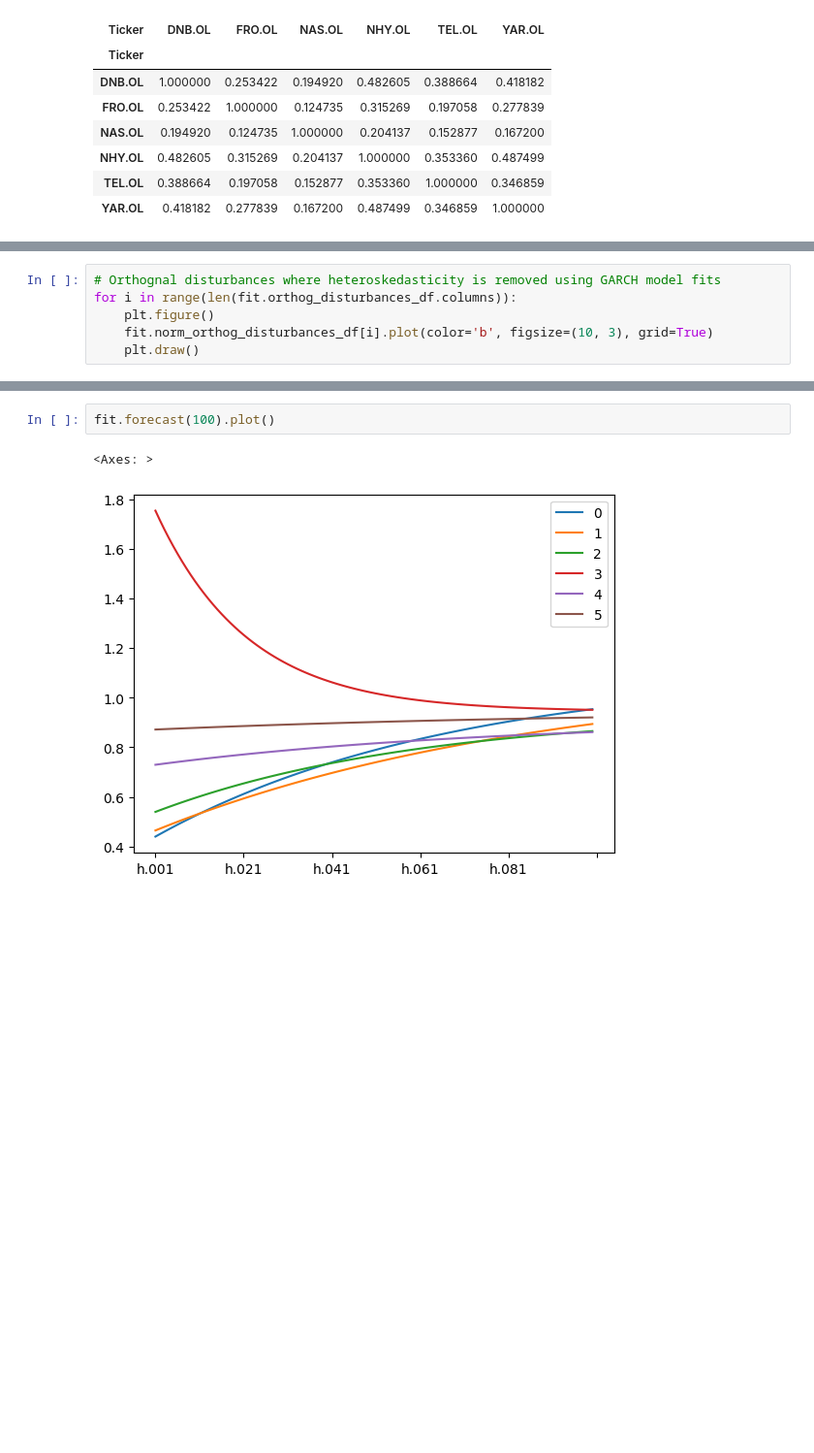
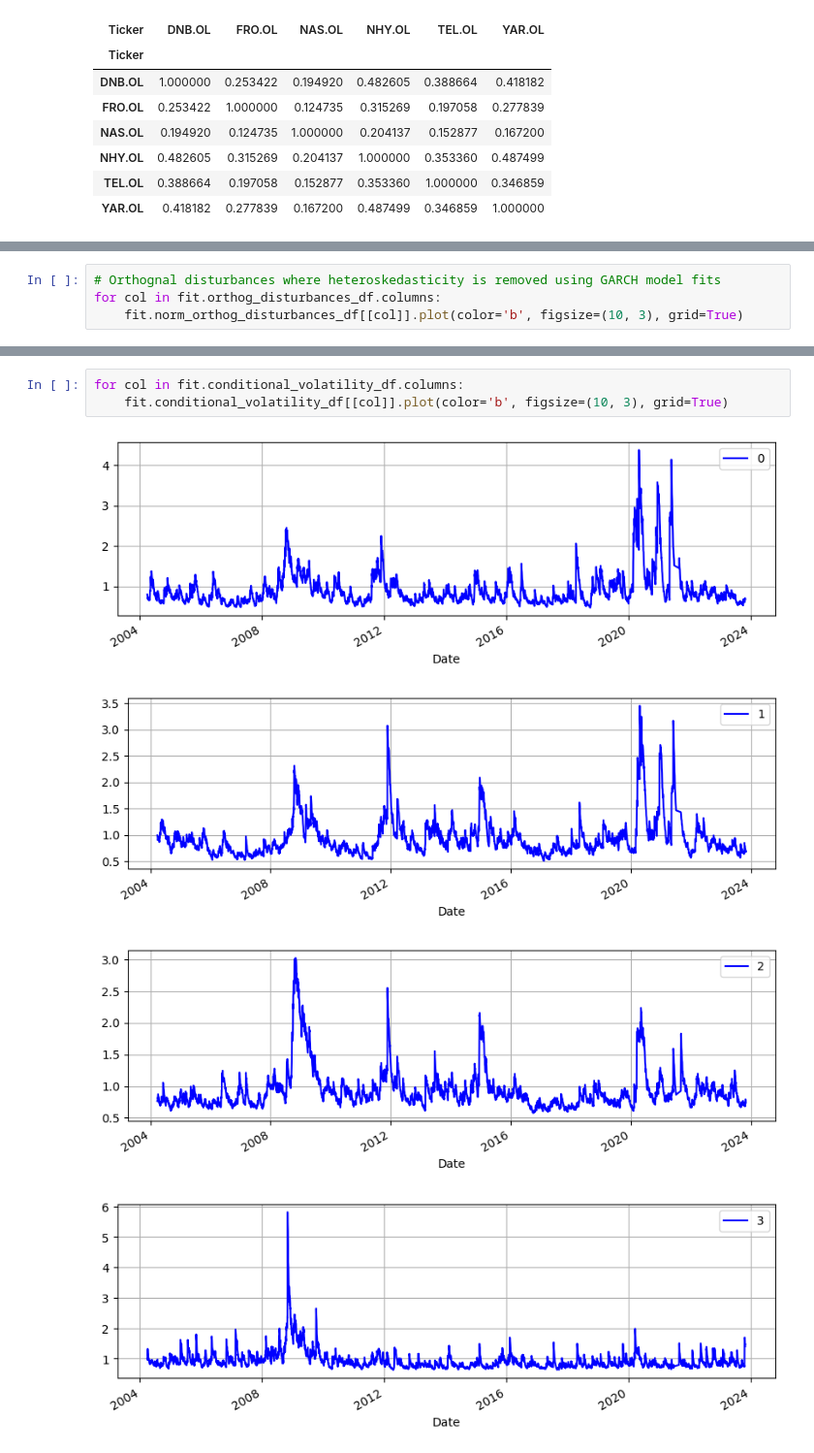
Before and after one commit to magnushelliesen/monte-carlo-simulator, a Jupyter notebook: monte-carlo-simulator.ipynb, the cells around one changed output, grey strips where cells are left out. Shown at 97% size. Saved outputs shown, nothing was run; the diff lists cells and outputs as text; blank space fills up the shorter version.

```diff
--- a/monte-carlo-simulator.ipynb
+++ b/monte-carlo-simulator.ipynb
@@ -240,7 +249,5 @@ for i in range(len(fit.orthog_disturbances_df.columns)):
 # %%
 # Orthognal disturbances where heteroskedasticity is removed using GARCH model fits
-for i in range(len(fit.orthog_disturbances_df.columns)):
-    plt.figure()
-    fit.norm_orthog_disturbances_df[i].plot(color='b', figsize=(10, 3), grid=True)
-    plt.draw()
+for col in fit.orthog_disturbances_df.columns:
+    fit.norm_orthog_disturbances_df[[col]].plot(color='b', figsize=(10, 3), grid=True)
 # %% [output]
@@ -253,5 +260,8 @@ for i in range(len(fit.orthog_disturbances_df.columns)):
-# %%
-fit.forecast(100).plot()
-# %% [output]
-<Axes: >
-[figure, removed]
+# %%
+for col in fit.conditional_volatility_df.columns:
+    fit.conditional_volatility_df[[col]].plot(color='b', figsize=(10, 3), grid=True)
+# %% [output]
+[figure, added]
+[figure, added]
+[figure, added]
+[figure, added]
```
Also changed, not shown: parts of 9 cells of this notebook.
